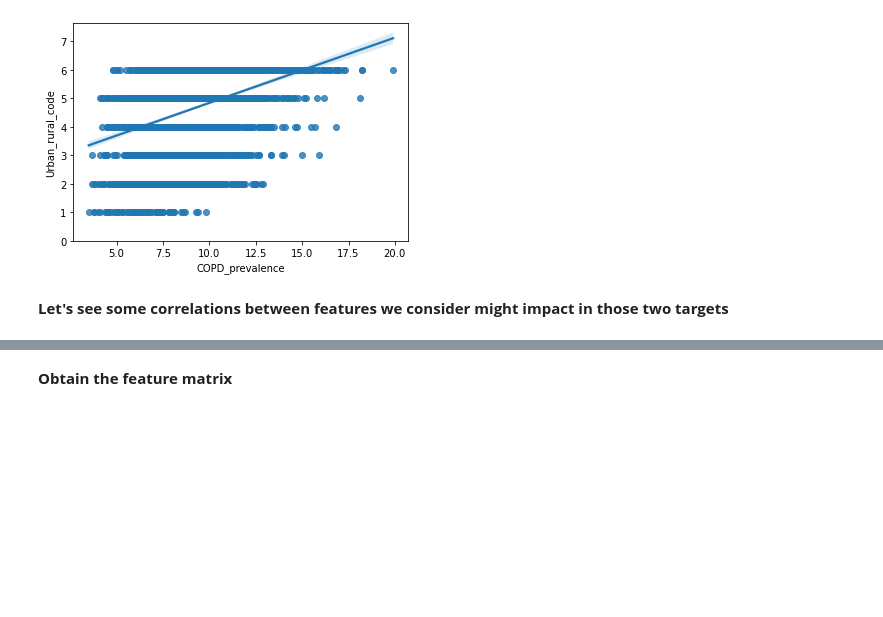
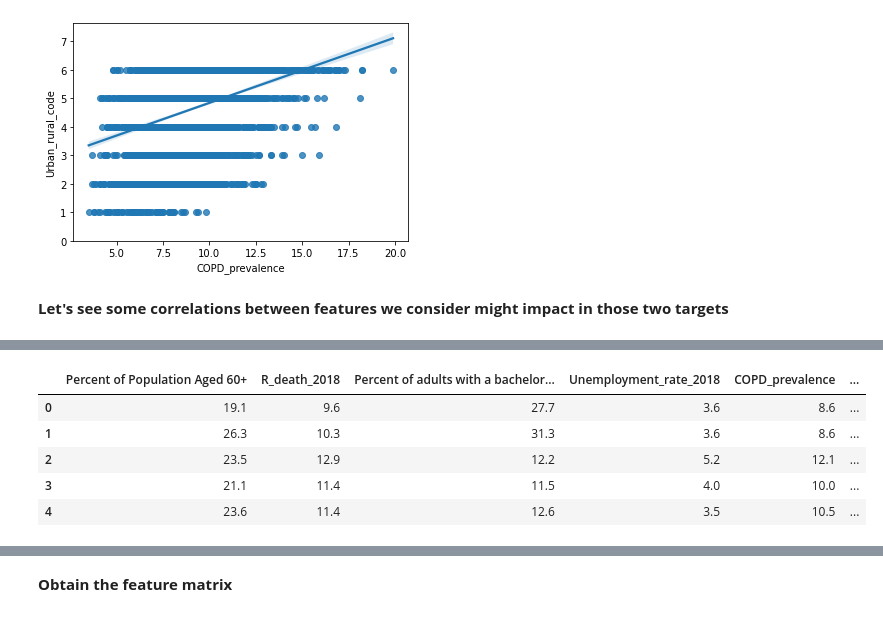
Before and after one commit to danielaaz04/covid-outcomes-research, a Jupyter notebook: notebooks/lasso_model.ipynb, the cells around one changed output, grey strips where cells are left out. Cells and saved outputs as stored; diff of their text form; code cells hidden in the pictures; blank space fills up the shorter version.

```diff
--- a/notebooks/lasso_model.ipynb
+++ b/notebooks/lasso_model.ipynb
@@ -215,0 +240,10 @@ df_corr = df[['Population Aged 60+','R_death_2018',"Bachelor's degree or higher
+# %%
+df_corr = df_corr.drop('TOT_POP',axis=1)
+df_corr.head()
+# %% [output]
+|  | Percent of Population Aged 60+ | R_death_2018 | Percent of adults with a bachelor... | Unemployment_rate_2018 | COPD_prevalence | ... |
+| 0 | 19.1 | 9.6 | 27.7 | 3.6 | 8.6 | ... |
+| 1 | 26.3 | 10.3 | 31.3 | 3.6 | 8.6 | ... |
+| 2 | 23.5 | 12.9 | 12.2 | 5.2 | 12.1 | ... |
+| 3 | 21.1 | 11.4 | 11.5 | 4.0 | 10.0 | ... |
+| 4 | 23.6 | 11.4 | 12.6 | 3.5 | 10.5 | ... |
```
Also changed, not shown: parts of 15 cells of this notebook.
